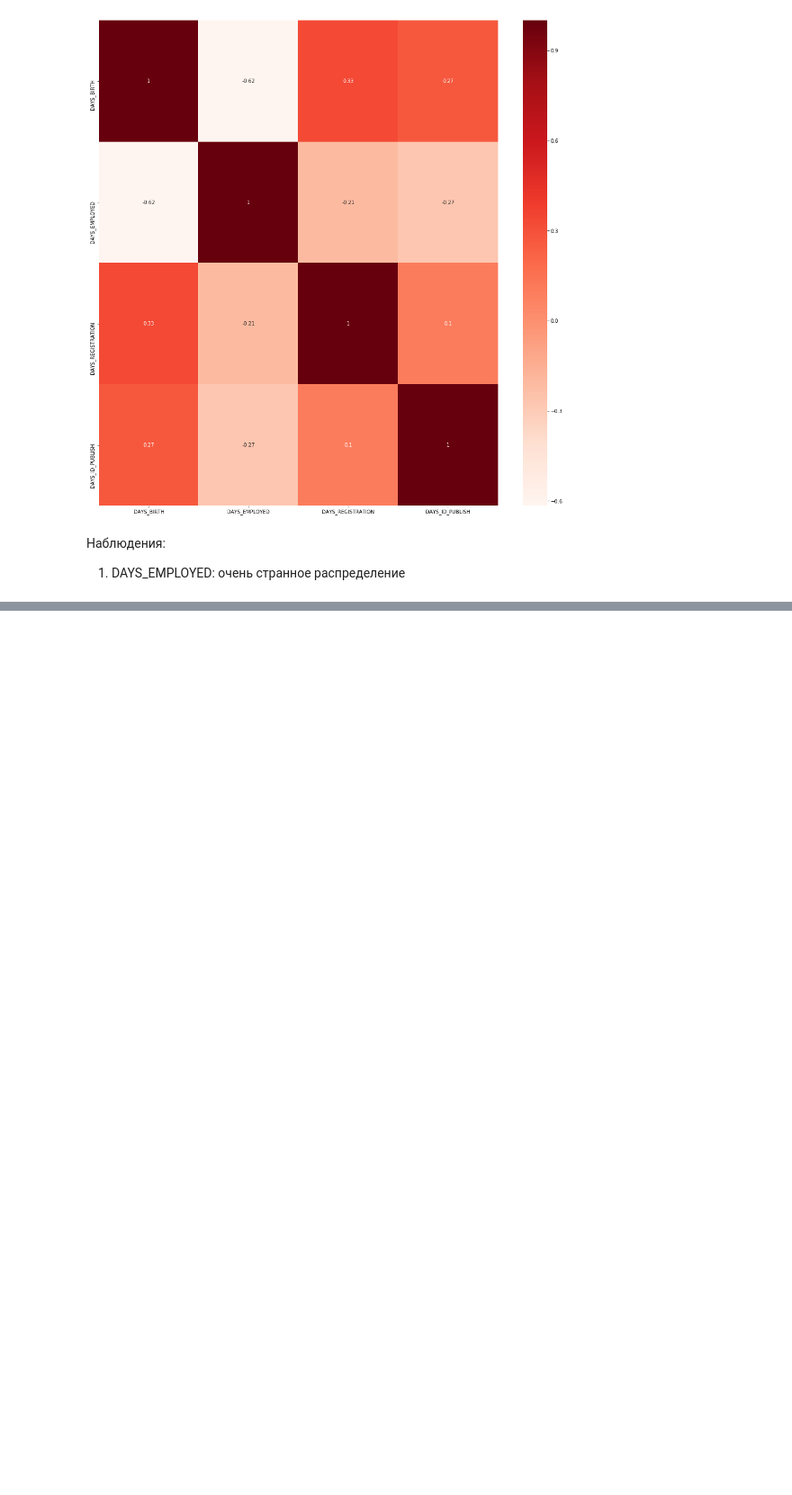
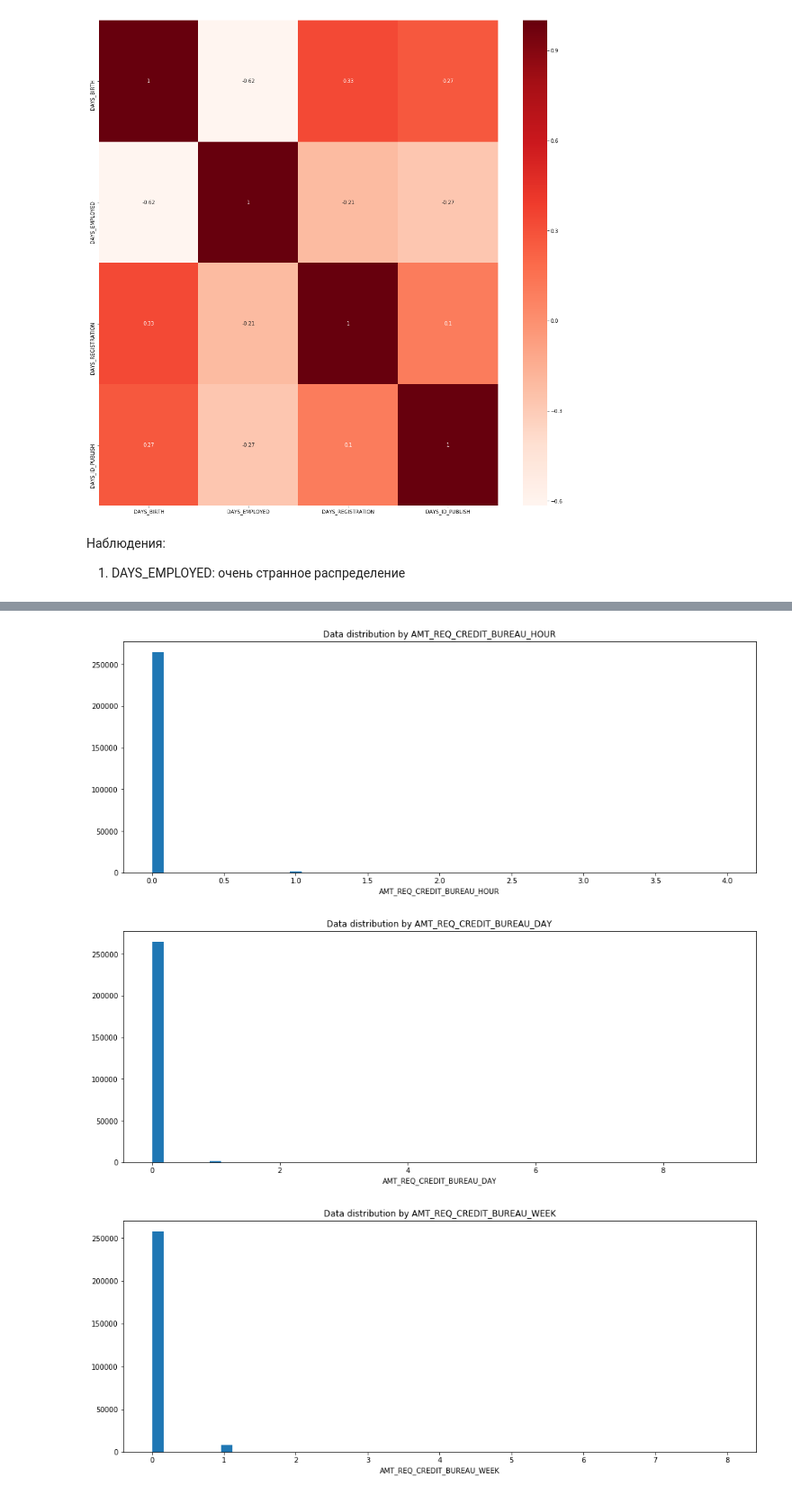
Before and after one commit to nuwanda57/HomeCredit1, a Jupyter notebook: exploration.ipynb, the cells around one changed output, grey strips where cells are left out. Shown: that part at 90% size. Saved outputs shown, nothing was run; the diff lists cells and outputs as text; code cells hidden in the pictures; blank space fills up the shorter version.

```diff
--- a/exploration.ipynb
+++ b/exploration.ipynb
@@ -428,0 +463,6 @@ draw_correlations_for_numerical_columns(DAYS_BIO_GROUP, days_bio_application)
+# %%
+draw_hists_for_numerical_columns(AMT_GROUP_CATEGORICAL, amt_application)
+# %% [output]
+[figure, added]
+[figure, added]
+[figure, added]
```
Also changed, not shown: parts of 13 cells of this notebook.
